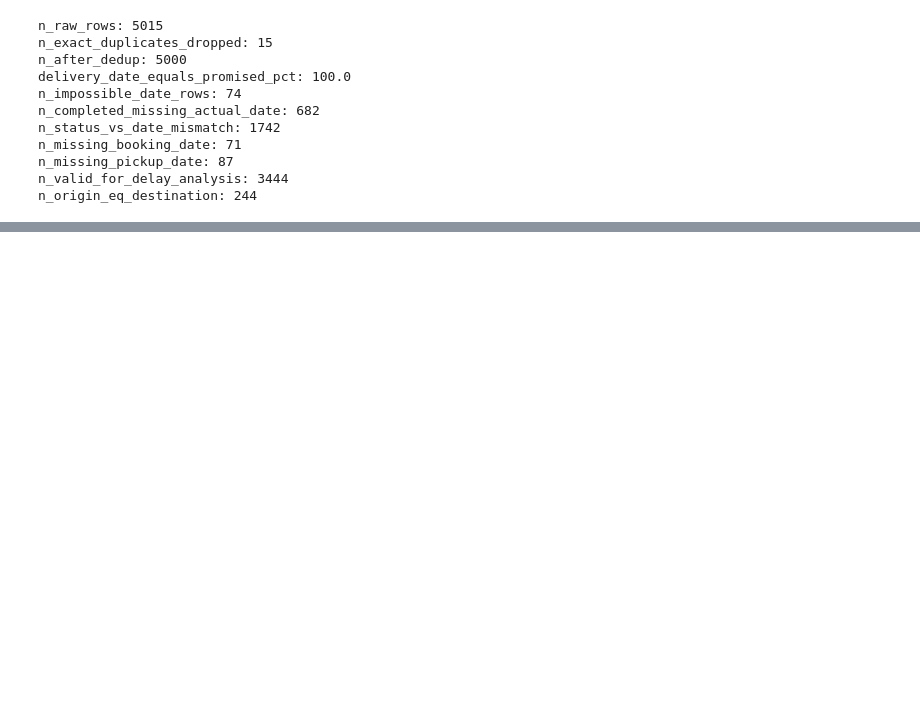
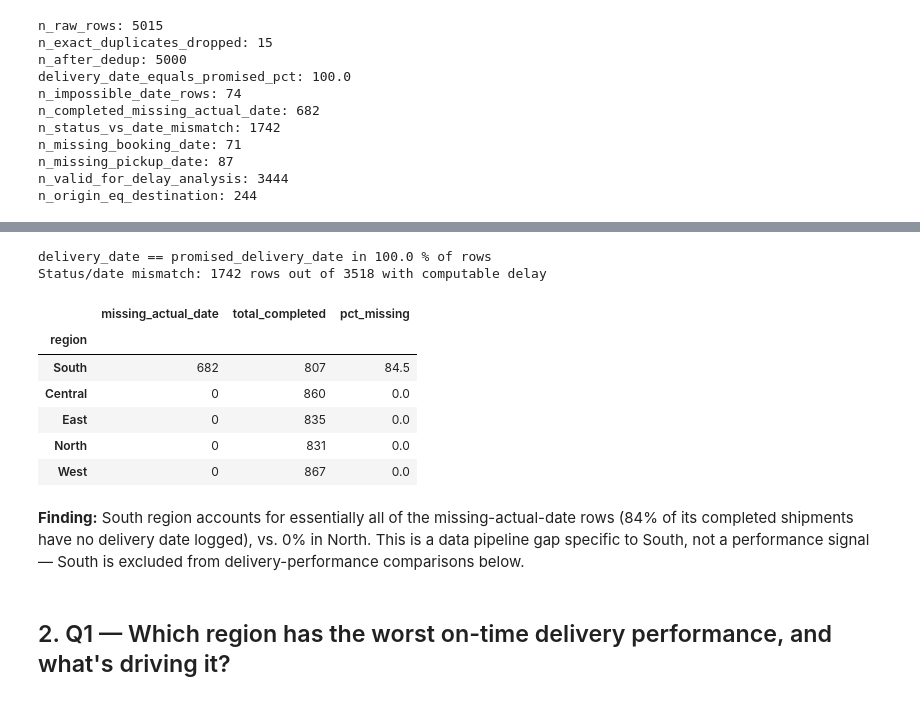
Before and after one commit to theankitshaw/Ankit_Assignment_Submission_Freightfox, a Jupyter notebook: notebooks/shipment_analysis.ipynb, the cells around one changed output, grey strips where cells are left out. Cells and saved outputs as stored; diff of their text form; code cells hidden in the pictures; blank space fills up the shorter version.

```diff
--- a/notebooks/shipment_analysis.ipynb
+++ b/notebooks/shipment_analysis.ipynb
@@ -479,0 +61,33 @@ and nothing would have caught it without watching completeness directly.
+# %%
+# Confirm delivery_date redundancy
+print("delivery_date == promised_delivery_date in", quality_report['delivery_date_equals_promised_pct'], "% of rows")
+
+# Confirm status label unreliability
+has_delay = df['delay_days'].notna()
+mismatch = has_delay & (
+    ((df['status']=='Delivered') & (df['delay_days']>0)) |
+    ((df['status']=='Delayed') & (df['delay_days']<=0))
+)
+print(f"Status/date mismatch: {mismatch.sum()} rows out of {has_delay.sum()} with computable delay")
+# %% [output]
+delivery_date == promised_delivery_date in 100.0 % of rows
+Status/date mismatch: 1742 rows out of 3518 with computable delay
+# %%
+# Where is the missing actual_delivery_date concentrated?
+completed = df[df['status'].isin(['Delivered','Delayed'])]
+missing_by_region = completed.groupby('region')['actual_delivery_date'].apply(lambda x: x.isna().sum())
+total_by_region = completed.groupby('region').size()
+pd.DataFrame({'missing_actual_date': missing_by_region, 'total_completed': total_by_region,
+              'pct_missing': (missing_by_region/total_by_region*100).round(1)}).sort_values('pct_missing', ascending=False)
+# %% [output]
+|  | missing_actual_date | total_completed | pct_missing |
+| region |  |  |  |
+| South | 682 | 807 | 84.5 |
+| Central | 0 | 860 | 0.0 |
+| East | 0 | 835 | 0.0 |
+| North | 0 | 831 | 0.0 |
+| West | 0 | 867 | 0.0 |
+# %% [markdown]
+**Finding:** South region accounts for essentially all of the missing-actual-date rows (84% of its completed shipments have no delivery date logged), vs. 0% in North. This is a data pipeline gap specific to South, not a performance signal — South is excluded from delivery-performance comparisons below.
+# %% [markdown]
+## 2. Q1 — Which region has the worst on-time delivery performance, and what's driving it?
```
Also changed, not shown: parts of 48 cells of this notebook, 2 other files.
